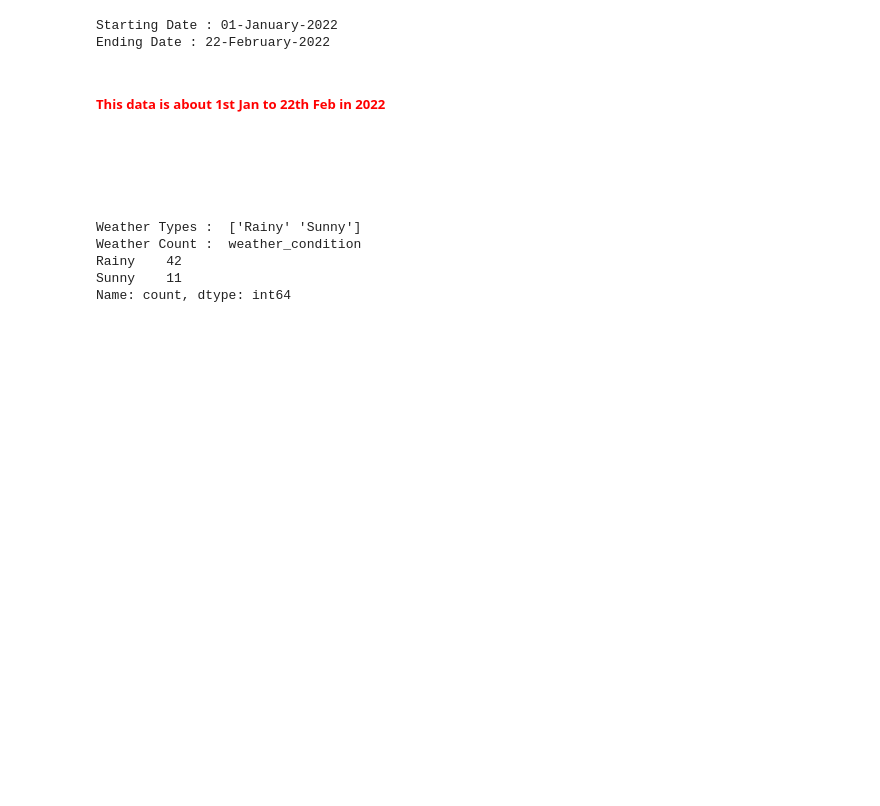
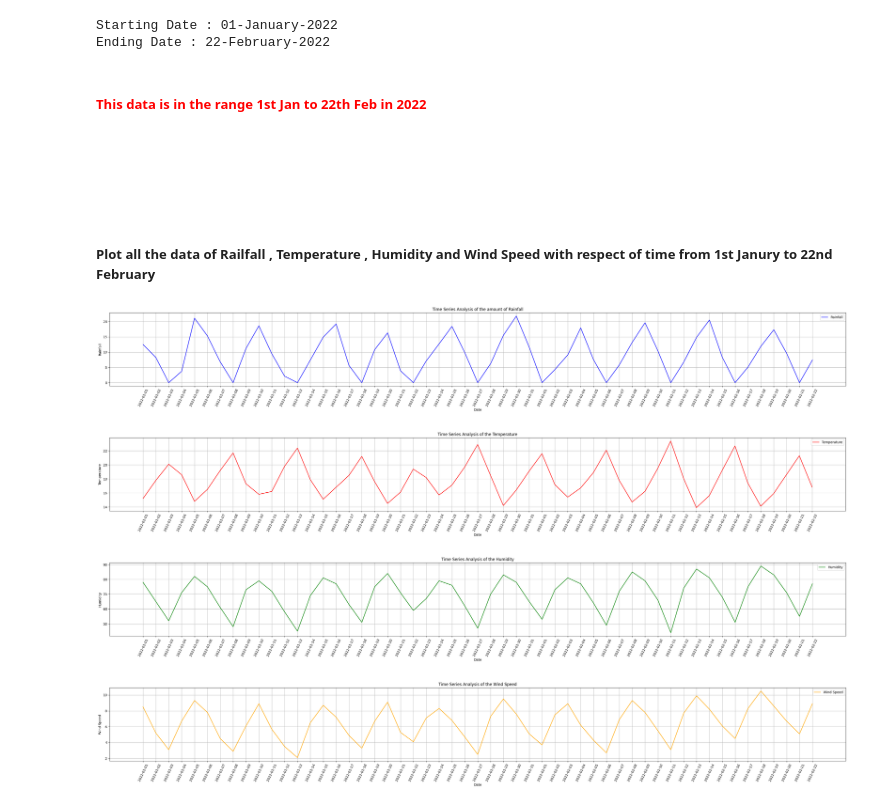
Before and after one commit to XTEREMO/Rainfall_Analysis, a Jupyter notebook: work.ipynb, the cells around one changed output. Saved outputs shown, nothing was run; the diff lists cells and outputs as text; code cells hidden in the pictures; blank space fills up the shorter version.

```diff
--- a/work.ipynb
+++ b/work.ipynb
@@ -134,19 +134,8 @@ print("Ending Date :",max(data['date']).strftime('%d-%B-%Y'))
 Starting Date : 01-January-2022
 Ending Date : 22-February-2022
 # %% [markdown]
-##### <span style="color:red">This data is about <b>1st Jan to 22th Feb in 2022</b></span>
+##### <span style="color:red">This data is in the range <b>1st Jan to 22th Feb in 2022</b></span>
 # %% [markdown]
 <br>
 <br>
 <br>
-# %%
-weather_type = data['weather_condition'].unique()
-weather_count = data['weather_condition'].value_counts()
-print("Weather Types : ",weather_type)
-print("Weather Count : ",weather_count)
-# %% [output]
-Weather Types :  ['Rainy' 'Sunny']
-Weather Count :  weather_condition
-Rainy    42
-Sunny    11
-Name: count, dtype: int64
@@ -154,0 +142,23 @@ pd.
+# %% [markdown]
+##### Plot all the data of Railfall , Temperature , Humidity and Wind Speed with respect of time from 1st Janury to 22nd February
+# %%
+def plot_time_series(data, column, label, color, ylabel, title):
+    plt.figure(figsize=(40, 4))
+    plt.plot(data['date'], data[column], label=label, color=color)
+    plt.xlabel('Date')
+    plt.ylabel(ylabel)
+    plt.title(title)
+    plt.xticks(data['date'], rotation=65)
+    plt.legend()
+    plt.grid(True)
+    plt.show()
+
+plot_time_series(data, 'rainfall', 'Rainfall', 'blue', 'Rainfall', 'Time Series Analysis of the amount of Rainfall')
+plot_time_series(data, 'temperature', 'Temperature', 'red', 'Temperature', 'Time Series Analysis of the Temperature')
+plot_time_series(data, 'humidity', 'Humidity', 'green', 'Humidity', 'Time Series Analysis of the Humidity')
+plot_time_series(data, 'wind_speed', 'Wind Speed', 'orange', 'Wind Speed', 'Time Series Analysis of the Wind Speed')
+# %% [output]
+[figure, added]
+[figure, added]
+[figure, added]
+[figure, added]
```
Also changed, not shown: parts of 7 cells of this notebook.
